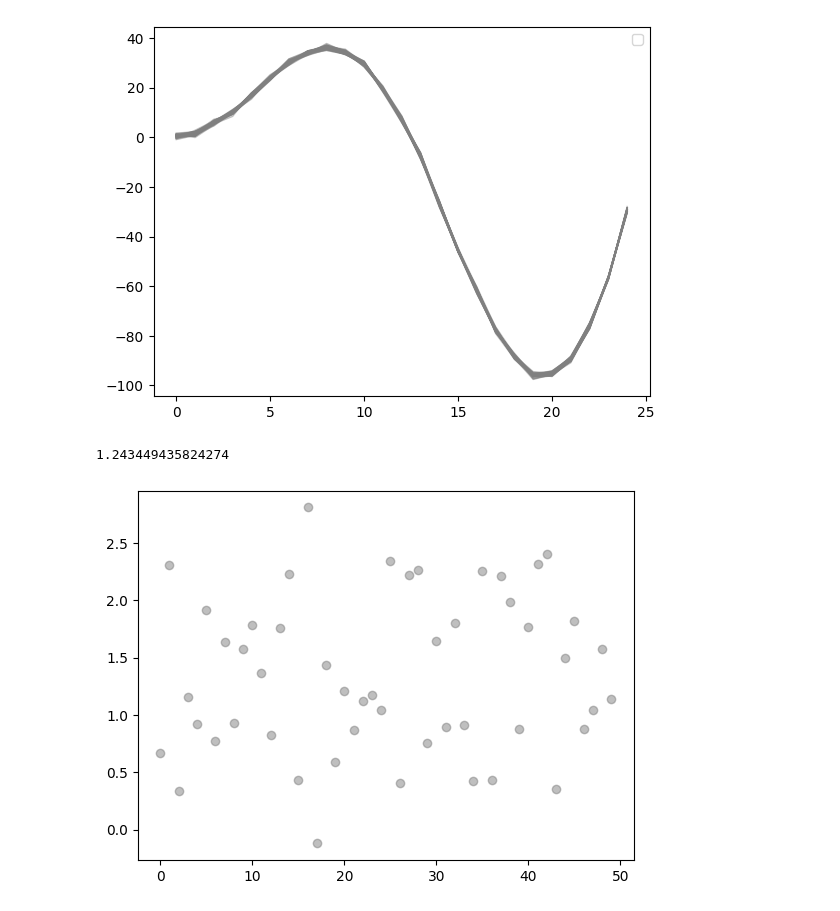
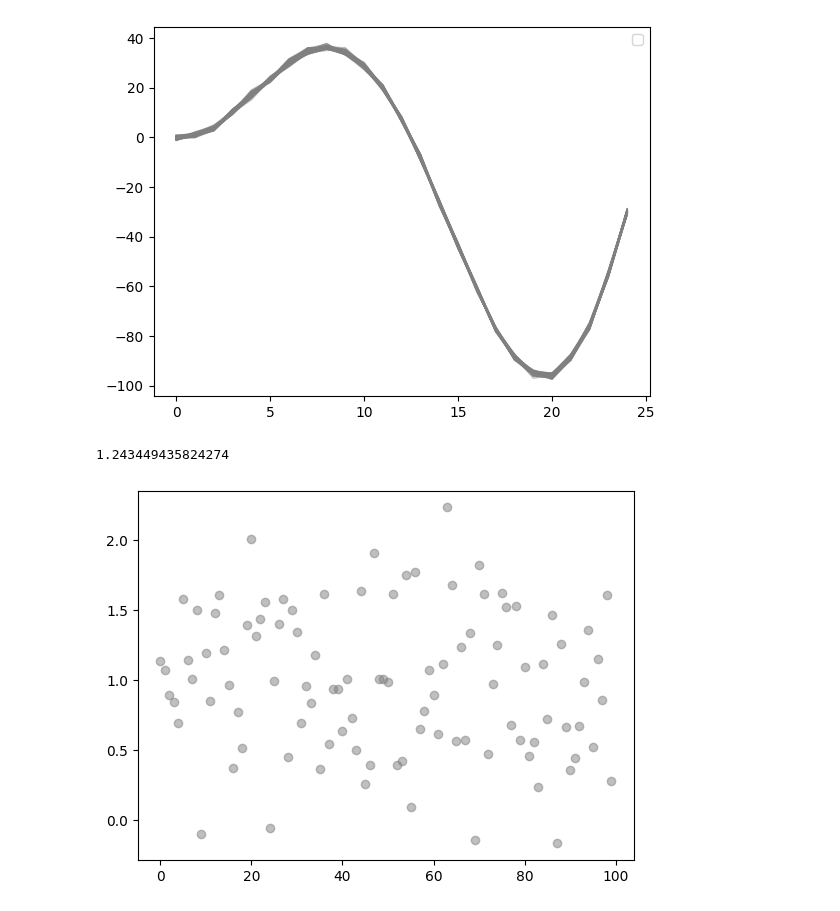
Before and after one commit to Rachel-0420/Toy-Model-for-Field-Level, a Jupyter notebook: toymodel_field_level.ipynb, the cells around one changed output. Cells and saved outputs as stored; diff of their text form; code cells hidden in the pictures.

```diff
--- a/toymodel_field_level.ipynb
+++ b/toymodel_field_level.ipynb
@@ -64,7 +64,7 @@ def model_func():
 
 rng_key = random.PRNGKey(0)
 nuts_kernel = NUTS(model_func)
-mcmc = MCMC(nuts_kernel, num_warmup=50, num_samples=50)
+mcmc = MCMC(nuts_kernel, num_warmup=100, num_samples=100)
 mcmc.run(rng_key)
 # %% [output]
 (7500,)
@@ -91,8 +91,8 @@ plt.show()
 # %% [output]
 [figure]
 # %%
-plt.scatter(range(50),trace.posterior['s'].squeeze()[:,1], color='gray', alpha=0.5, lw=1.0)
+plt.scatter(range(100),trace.posterior['s'].squeeze()[:,1], color='gray', alpha=0.5, lw=1.0)
 print(signal[1])
 # %% [output]
 1.243449435824274
-[figure, old version]
+[figure, new version]
```
Also changed, not shown: parts of 3 cells of this notebook, 1 other file.
